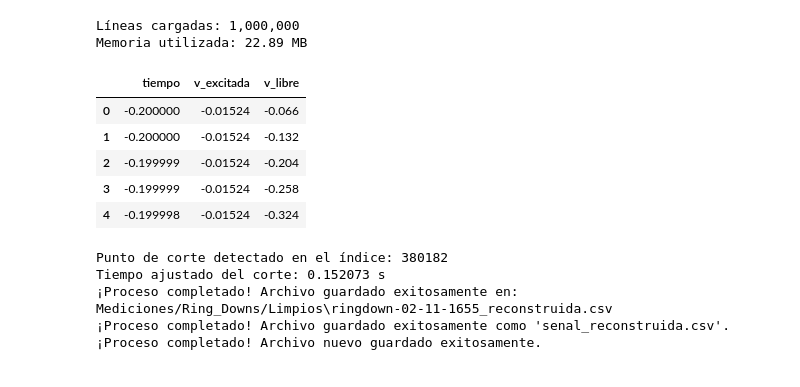
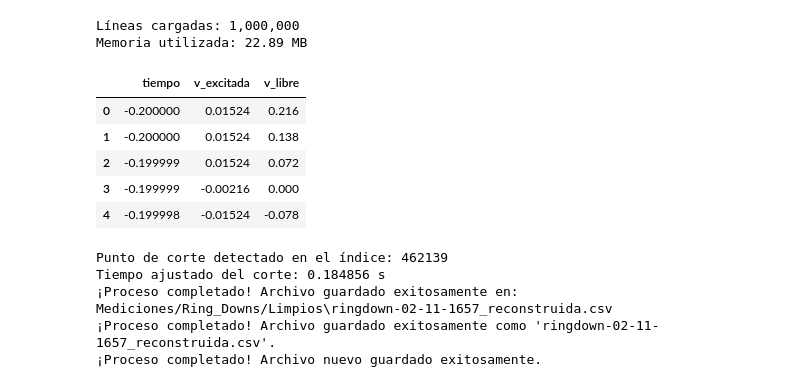
Before and after one commit to franciscoramat/MEMS, a Jupyter notebook: Analisis_Ringdowns.ipynb, the cells around one changed output. Drawn from its saved outputs; the diff is of its cells as text; code cells hidden in the pictures.

```diff
--- a/Analisis_Ringdowns.ipynb
+++ b/Analisis_Ringdowns.ipynb
@@ -4,38 +4,38 @@ import numpy as np
 import matplotlib.pyplot as plt
 
 # 1. Ruta al archivo CSV
-file_path = "Mediciones/Ring_Downs/ringdown-02-11-1655.csv"  # Reemplaza con el nombre de tu archivo
+file_path = "Mediciones/Ring_Downs/ringdown-02-11-1657.csv"  # Reemplaza con el nombre de tu archivo
 
 # 2. Definir tipos de datos optimizados para ahorrar memoria (float32 suele ser más que suficiente)
 dtypes = {
     'tiempo': 'float32',
     'ch1_excitado': 'float32',
     'ch2_libre': 'float32'
 }
 
 # 3. Importar el CSV
 # Ajusta 'sep' (e.g., ',' o ';') y 'decimal' (e.g., '.' o ',') según la estructura de tus datos.
 # Si el CSV no tiene nombres de columnas en la primera línea, usa: header=None, names=['tiempo', 'ch1_excitado', 'ch2_libre']
 df = pd.read_csv(
     file_path,
     dtype=dtypes,
     # sep=',',       # Descomenta si usas otro separador como ';'
     # decimal='.',   # Descomenta si usas ',' como coma decimal
 )
 
 # Renombrar columnas para trabajar cómodamente (ajusta los nombres si el CSV ya tiene encabezado)
 df.columns = ['tiempo', 'v_excitada', 'v_libre']
 
 # 4. Verificación rápida del dataset cargado
 print(f"Líneas cargadas: {len(df):,}")
 print(f"Memoria utilizada: {df.memory_usage(deep=True).sum() / 1024**2:.2f} MB")
 df.head()
 # %% [output]
 Líneas cargadas: 1,000,000
 Memoria utilizada: 22.89 MB
 |  | tiempo | v_excitada | v_libre |
-| 0 | -0.200000 | -0.01524 | -0.066 |
-| 1 | -0.200000 | -0.01524 | -0.132 |
-| 2 | -0.199999 | -0.01524 | -0.204 |
-| 3 | -0.199999 | -0.01524 | -0.258 |
-| 4 | -0.199998 | -0.01524 | -0.324 |
+| 0 | -0.200000 | 0.01524 | 0.216 |
+| 1 | -0.200000 | 0.01524 | 0.138 |
+| 2 | -0.199999 | 0.01524 | 0.072 |
+| 3 | -0.199999 | -0.00216 | 0.000 |
+| 4 | -0.199998 | -0.01524 | -0.078 |
@@ -48,7 +45,7 @@ import numpy as np
 import os
 
 # 1. Cargar el archivo original optimizando memoria
-file_path = "Mediciones/Ring_Downs/ringdown-02-11-1655.csv"  # Reemplaza con tu archivo
+#file_path = "Mediciones/Ring_Downs/ringdown-02-11-1655.csv"  # Reemplaza con tu archivo
 dtypes = {'Tiempo (s)': 'float32', 'CH1 (V)': 'float32', 'CH2 (V)': 'float32'}
 df = pd.read_csv(file_path, dtype=dtypes)
 
@@ -72,6 +69,10 @@ idx_corte = df[df['ch2'].abs() > umbral_corte].index[-1]
 
 print(f"Punto de corte detectado en el índice: {idx_corte}")
 print(f"Tiempo ajustado del corte: {df.loc[idx_corte, 'tiempo_ajustado']:.6f} s")
+
+t_corte = df.loc[idx_corte, 'tiempo_ajustado']
+
+
 
 # 4. Reconstrucción de la señal
 # - Antes del corte (Excitación): Usamos CH2
@@ -102,14 +103,14 @@ df_final.to_csv(ruta_salida, index=False)
 print(f"¡Proceso completado! Archivo guardado exitosamente en:\n{ruta_salida}")
 df_final.to_csv(ruta_salida, index=False)
 
-print(f"¡Proceso completado! Archivo guardado exitosamente como '{archivo_salida}'.")
+print(f"¡Proceso completado! Archivo guardado exitosamente como '{nombre_salida}'.")
 
 print("¡Proceso completado! Archivo nuevo guardado exitosamente.")
 # %% [output]
-Punto de corte detectado en el índice: 380182
-Tiempo ajustado del corte: 0.152073 s
+Punto de corte detectado en el índice: 462139
+Tiempo ajustado del corte: 0.184856 s
 ¡Proceso completado! Archivo guardado exitosamente en:
-Mediciones/Ring_Downs/Limpios\ringdown-02-11-1655_reconstruida.csv
-¡Proceso completado! Archivo guardado exitosamente como 'senal_reconstruida.csv'.
+Mediciones/Ring_Downs/Limpios\ringdown-02-11-1657_reconstruida.csv
+¡Proceso completado! Archivo guardado exitosamente como 'ringdown-02-11-1657_reconstruida.csv'.
 ¡Proceso completado! Archivo nuevo guardado exitosamente.
 # %%
```
Also changed, not shown: parts of 7 cells of this notebook, 3 other files.
